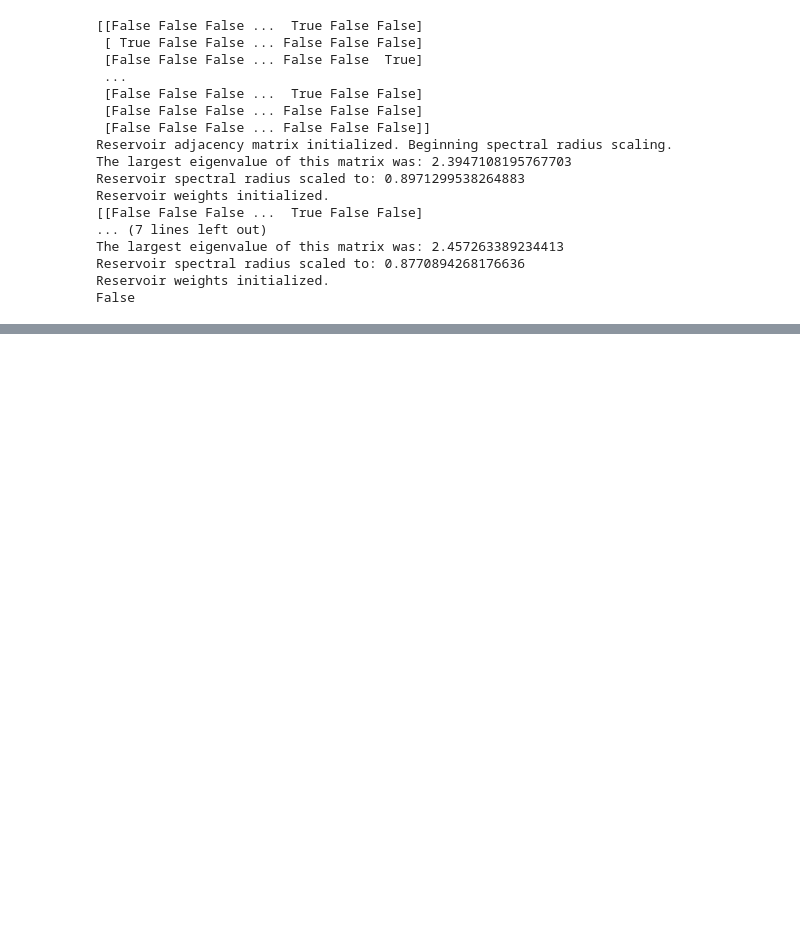
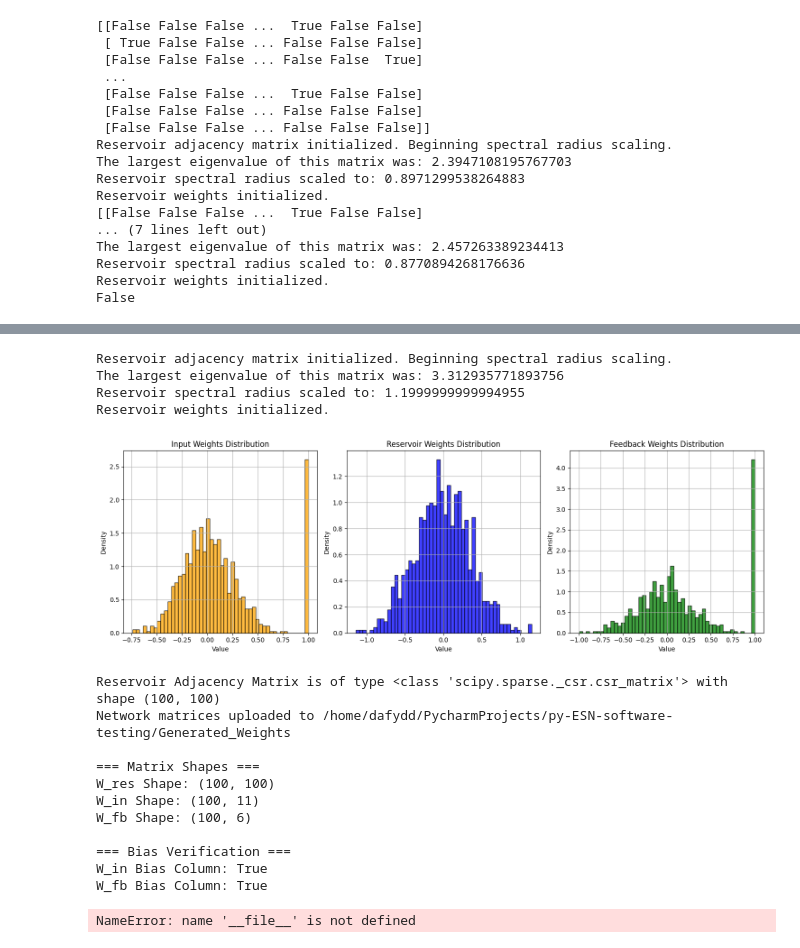
Before and after one commit to DRH312/py-ESN, a Jupyter notebook: EchoStateNetwork-Workshop/ESN_TestingSpace.ipynb, the cells around one changed output, grey strips where cells are left out. Saved outputs shown, nothing was run; the diff lists cells and outputs as text; code cells hidden in the pictures; blank space fills up the shorter version.

Commit message:
Included bias and feedback features that still need to be tested. Following this, functionality in plotting, distributions and writing matrix data to local files is still required.

```diff
--- a/EchoStateNetwork-Workshop/ESN_TestingSpace.ipynb
+++ b/EchoStateNetwork-Workshop/ESN_TestingSpace.ipynb
@@ -20,7 +21,8 @@ ESN_params = {
         'train_length': 500,       # Number of training steps
         'prediction_length': 100 ,  # Number of prediction steps
         'dtype': 'float64',
-        'enable_forcing': False
+        'enable_forcing': False,
+        'bias': False
     }
 # %% [markdown]
 ## Testing correct weight generation
@@ -100,0 +105,76 @@ False
+# %%
+# Test Script for EchoStateNetwork
+def test_esn():
+    # Define ESN parameters for testing
+    ESN_params = {
+        'input_dim': 10,      # K
+        'nodes': 100,         # N
+        'output_dim': 5,      # L
+        'ridge': 1e-4,        # Ridge regression penalty
+        'leak': 0.3,          # Leak rate
+        'connectivity': 0.1,  # Reservoir sparsity
+        'input_scaling': 0.5, # Input scaling
+        'spectral_radius': 1.2,  # Spectral radius
+        'seed': 42,           # RNG seed
+        'bias': True,         # Include bias
+        'enable_forcing': True,  # Enable feedback
+        'train_length': 1000, # Training length
+        'prediction_length': 500, # Prediction length
+    }
+
+    # Instantiate the EchoStateNetwork
+    esn = EchoStateNetwork(ESN_params, verbose=3)
+
+    # Test reservoir initialization (normal distribution)
+    esn.initialize_reservoir(distribution='normal')
+
+    # Test shapes of the matrices
+    print("\n=== Matrix Shapes ===")
+    print(f"W_res Shape: {esn.W_res.shape}")  # Expected: (N, N)
+    print(f"W_in Shape: {esn.W_in.shape}")    # Expected: (N, K+1) if bias=True
+    if esn.enable_feedback:
+        print(f"W_fb Shape: {esn.W_fb.shape}")  # Expected: (N, L+1) if bias=True
+    else:
+        print("W_fb: None")
+
+    # Check if bias column is correctly applied
+    if esn.bias:
+        print("\n=== Bias Verification ===")
+        print("W_in Bias Column:", np.all(esn.W_in[:, 0] == 1))  # Should print True
+        if esn.enable_feedback:
+            print("W_fb Bias Column:", np.all(esn.W_fb[:, 0] == 1))  # Should print True
+
+    # Check if data has been saved
+    output_dir = os.path.join(os.path.dirname(__file__), "Generated_Weights")
+    print("\n=== File Saving Verification ===")
+    print(f"Files saved in directory: {output_dir}")
+    print("W_res.csv exists:", os.path.exists(os.path.join(output_dir, "W_res.csv")))
+    print("W_in.csv exists:", os.path.exists(os.path.join(output_dir, "W_in.csv")))
+    if esn.enable_feedback:
+        print("W_fb.csv exists:", os.path.exists(os.path.join(output_dir, "W_fb.csv")))
+
+    # Test histogram plotting
+    print("\n=== Histogram Plotting ===")
+    esn.plot_reservoir_histogram()
+
+# Run the test
+if __name__ == "__main__":
+    test_esn()
+# %% [output]
+Reservoir adjacency matrix initialized. Beginning spectral radius scaling.
+The largest eigenvalue of this matrix was: 3.312935771893756
+Reservoir spectral radius scaled to: 1.1999999999994955
+Reservoir weights initialized.
+[figure, added]
+Reservoir Adjacency Matrix is of type <class 'scipy.sparse._csr.csr_matrix'> with shape (100, 100)
+Network matrices uploaded to /home/dafydd/PycharmProjects/py-ESN-software-testing/Generated_Weights
+
+=== Matrix Shapes ===
+W_res Shape: (100, 100)
+W_in Shape: (100, 11)
+W_fb Shape: (100, 6)
+
+=== Bias Verification ===
+W_in Bias Column: True
+W_fb Bias Column: True
+NameError: name '__file__' is not defined
```
Also changed, not shown: parts of 2 cells of this notebook, 1 other file.
